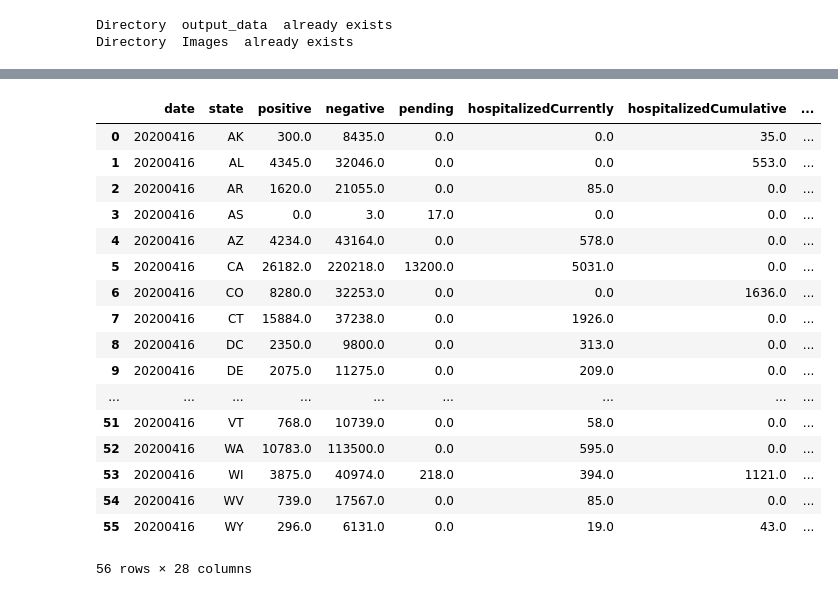
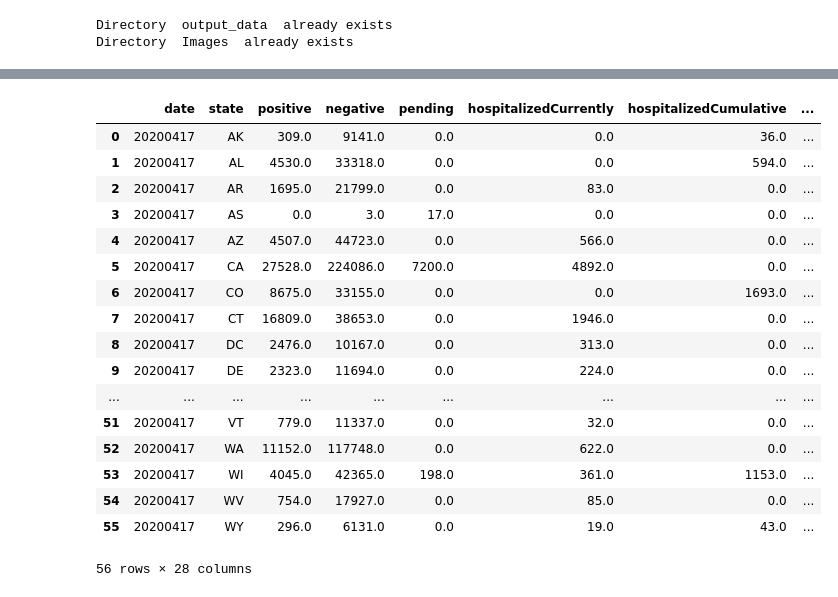
Before and after one commit to arohipant/WolfGang-Project-1, a Jupyter notebook: Project Files/corona_python.ipynb, the cells around one changed output, grey strips where cells are left out. Cells and saved outputs as stored; diff of their text form; code cells hidden in the pictures.

```diff
--- a/Project Files/corona_python.ipynb
+++ b/Project Files/corona_python.ipynb
@@ -40,8 +49,11 @@ corona_df
 corona_df["date"]=corona_df["date"].astype(str)
 #today=datetime.date(.strftime("%Y%m%d")
 today=date.today().strftime("%Y%m%d")
-#today=int(float('today'))
-today="20200416"
+today=int(today)
+today=today-1
+print(today)
+today=str(today)
+#today="20200417"
 #print(f"{today}")
 curr_corona_df=corona_df.loc[corona_df["date"] == today]
 curr_corona_df
@@ -68,33 +81,34 @@ Full_Corona_df.to_csv (r'output_data/Full_corona_04162020.csv', index = False, h
 # %%
 curr_corona_df
 New_corona_df=curr_corona_df.fillna(0)
 New_corona_df
-Statelatlong_df=pd.read_csv('statelatlong.csv')
+Statelatlong_df=pd.read_csv('Data/statelatlong.csv')
 
 Statelatlong_df
 Statelatlong_df.rename(columns = {'State':'state'},inplace=True)
 Statelatlong_df
-Merge_heat_df=pd.merge(curr_corona_df,Statelatlong_df, on="state", how="outer")
+Merge_heat_df=pd.merge(New_corona_df,Statelatlong_df, on="state", how="outer")
+Merge_heat_df
 New_Merge_heat_df=Merge_heat_df.fillna(0)
 New_Merge_heat_df
 # %% [output]
 |  | date | state | positive | negative | pending | hospitalizedCurrently | hospitalizedCumulative | ... |
-| 0 | 20200416 | AK | 300.0 | 8435.0 | 0.0 | 0.0 | 35.0 | ... |
-| 1 | 20200416 | AL | 4345.0 | 32046.0 | 0.0 | 0.0 | 553.0 | ... |
-| 2 | 20200416 | AR | 1620.0 | 21055.0 | 0.0 | 85.0 | 0.0 | ... |
-| 3 | 20200416 | AS | 0.0 | 3.0 | 17.0 | 0.0 | 0.0 | ... |
-| 4 | 20200416 | AZ | 4234.0 | 43164.0 | 0.0 | 578.0 | 0.0 | ... |
-| 5 | 20200416 | CA | 26182.0 | 220218.0 | 13200.0 | 5031.0 | 0.0 | ... |
-| 6 | 20200416 | CO | 8280.0 | 32253.0 | 0.0 | 0.0 | 1636.0 | ... |
-| 7 | 20200416 | CT | 15884.0 | 37238.0 | 0.0 | 1926.0 | 0.0 | ... |
-| 8 | 20200416 | DC | 2350.0 | 9800.0 | 0.0 | 313.0 | 0.0 | ... |
-| 9 | 20200416 | DE | 2075.0 | 11275.0 | 0.0 | 209.0 | 0.0 | ... |
+| 0 | 20200417 | AK | 309.0 | 9141.0 | 0.0 | 0.0 | 36.0 | ... |
+| 1 | 20200417 | AL | 4530.0 | 33318.0 | 0.0 | 0.0 | 594.0 | ... |
+| 2 | 20200417 | AR | 1695.0 | 21799.0 | 0.0 | 83.0 | 0.0 | ... |
+| 3 | 20200417 | AS | 0.0 | 3.0 | 17.0 | 0.0 | 0.0 | ... |
+| 4 | 20200417 | AZ | 4507.0 | 44723.0 | 0.0 | 566.0 | 0.0 | ... |
+| 5 | 20200417 | CA | 27528.0 | 224086.0 | 7200.0 | 4892.0 | 0.0 | ... |
+| 6 | 20200417 | CO | 8675.0 | 33155.0 | 0.0 | 0.0 | 1693.0 | ... |
+| 7 | 20200417 | CT | 16809.0 | 38653.0 | 0.0 | 1946.0 | 0.0 | ... |
+| 8 | 20200417 | DC | 2476.0 | 10167.0 | 0.0 | 313.0 | 0.0 | ... |
+| 9 | 20200417 | DE | 2323.0 | 11694.0 | 0.0 | 224.0 | 0.0 | ... |
 | ... | ... | ... | ... | ... | ... | ... | ... | ... |
-| 51 | 20200416 | VT | 768.0 | 10739.0 | 0.0 | 58.0 | 0.0 | ... |
-| 52 | 20200416 | WA | 10783.0 | 113500.0 | 0.0 | 595.0 | 0.0 | ... |
-| 53 | 20200416 | WI | 3875.0 | 40974.0 | 218.0 | 394.0 | 1121.0 | ... |
-| 54 | 20200416 | WV | 739.0 | 17567.0 | 0.0 | 85.0 | 0.0 | ... |
-| 55 | 20200416 | WY | 296.0 | 6131.0 | 0.0 | 19.0 | 43.0 | ... |
+| 51 | 20200417 | VT | 779.0 | 11337.0 | 0.0 | 32.0 | 0.0 | ... |
+| 52 | 20200417 | WA | 11152.0 | 117748.0 | 0.0 | 622.0 | 0.0 | ... |
+| 53 | 20200417 | WI | 4045.0 | 42365.0 | 198.0 | 361.0 | 1153.0 | ... |
+| 54 | 20200417 | WV | 754.0 | 17927.0 | 0.0 | 85.0 | 0.0 | ... |
+| 55 | 20200417 | WY | 296.0 | 6131.0 | 0.0 | 19.0 | 43.0 | ... |
 56 rows × 28 columns
 # %%
 ## Dependencies and Setup
```
Also changed, not shown: parts of 7 cells of this notebook, 14 other files.
